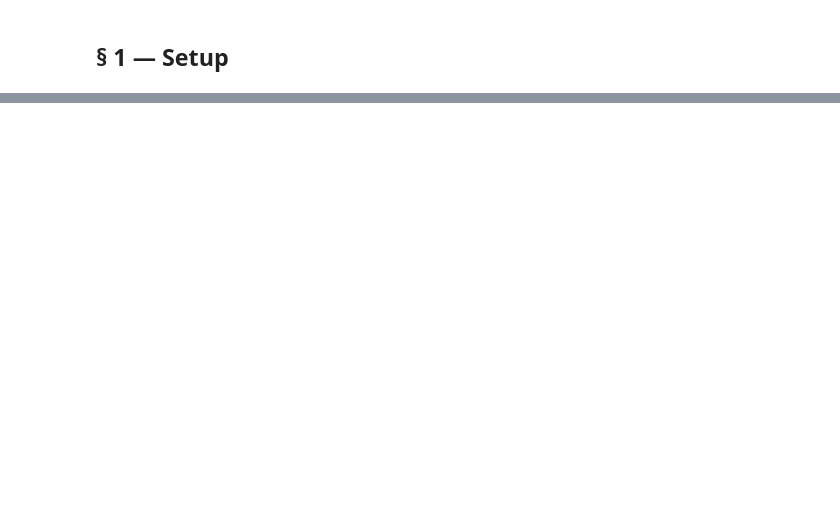
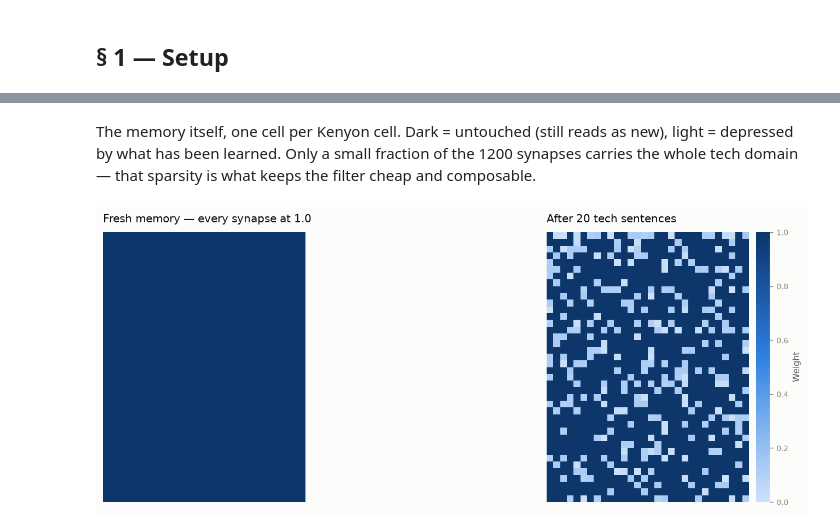
Before and after one commit to clembarr/ffbf-novelty-detector, a Jupyter notebook: notebooks/ffbf_semantic_demo.ipynb, the cells around one changed output, grey strips where cells are left out. Cells and saved outputs as stored; diff of their text form; code cells hidden in the pictures; blank space fills up the shorter version.

```diff
--- a/notebooks/ffbf_semantic_demo.ipynb
+++ b/notebooks/ffbf_semantic_demo.ipynb
@@ -274,0 +207,9 @@ plt.show()
+# %% [markdown]
+The memory itself, one cell per Kenyon cell. Dark = untouched (still reads as new), light = depressed by what has been learned. Only a small fraction of the 1200 synapses carries the whole tech domain — that sparsity is what keeps the filter cheap and composable.
+# %%
+fig, axes = plt.subplots(1, 2, figsize=(11, 4.2), layout="constrained")
+plot_weight_map(weights_fresh, title="Fresh memory — every synapse at 1.0", ax=axes[0], colorbar=False)
+plot_weight_map(weights_after_I, title="After 20 tech sentences", ax=axes[1])
+plt.show()
+# %% [output]
+[figure, added]
```
Also changed, not shown: parts of 66 cells of this notebook, 13 other files.
